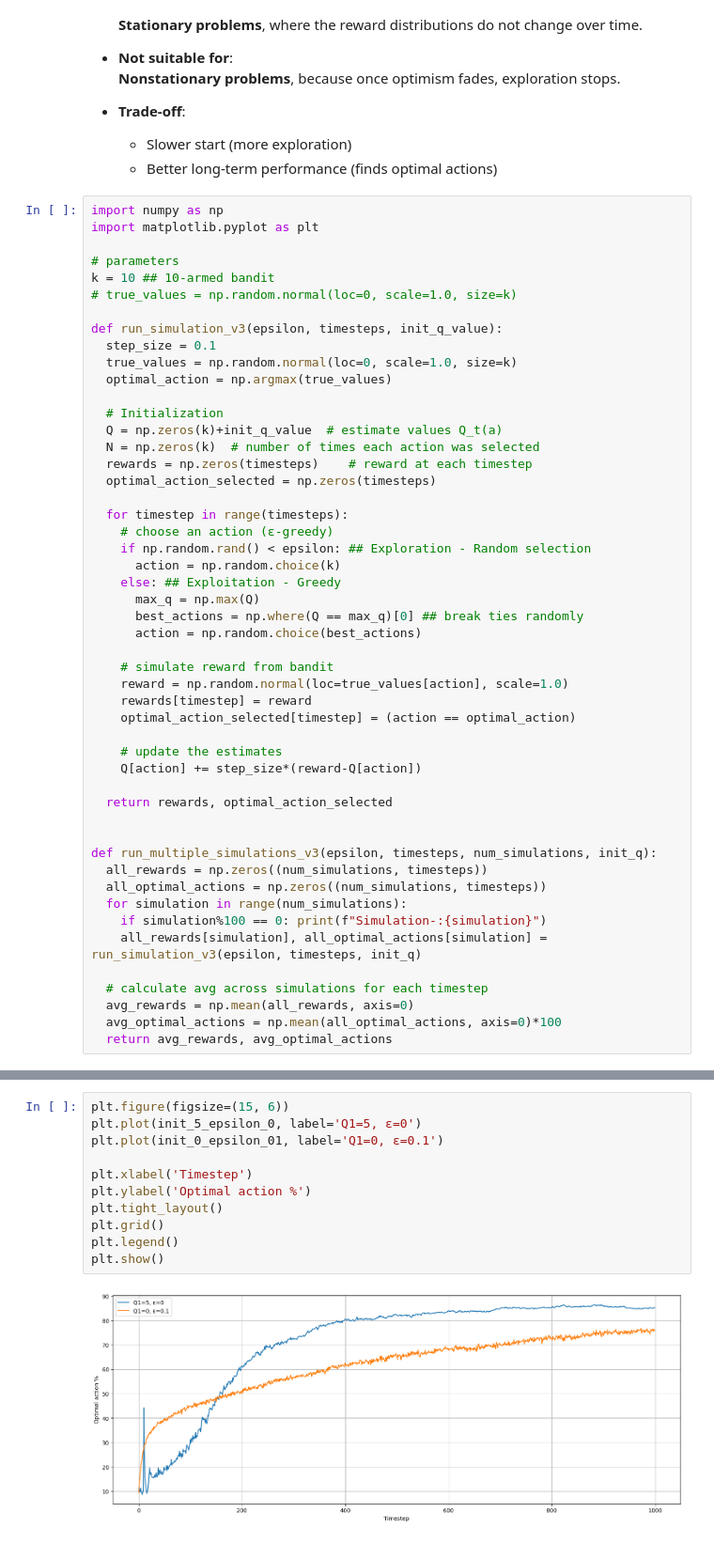
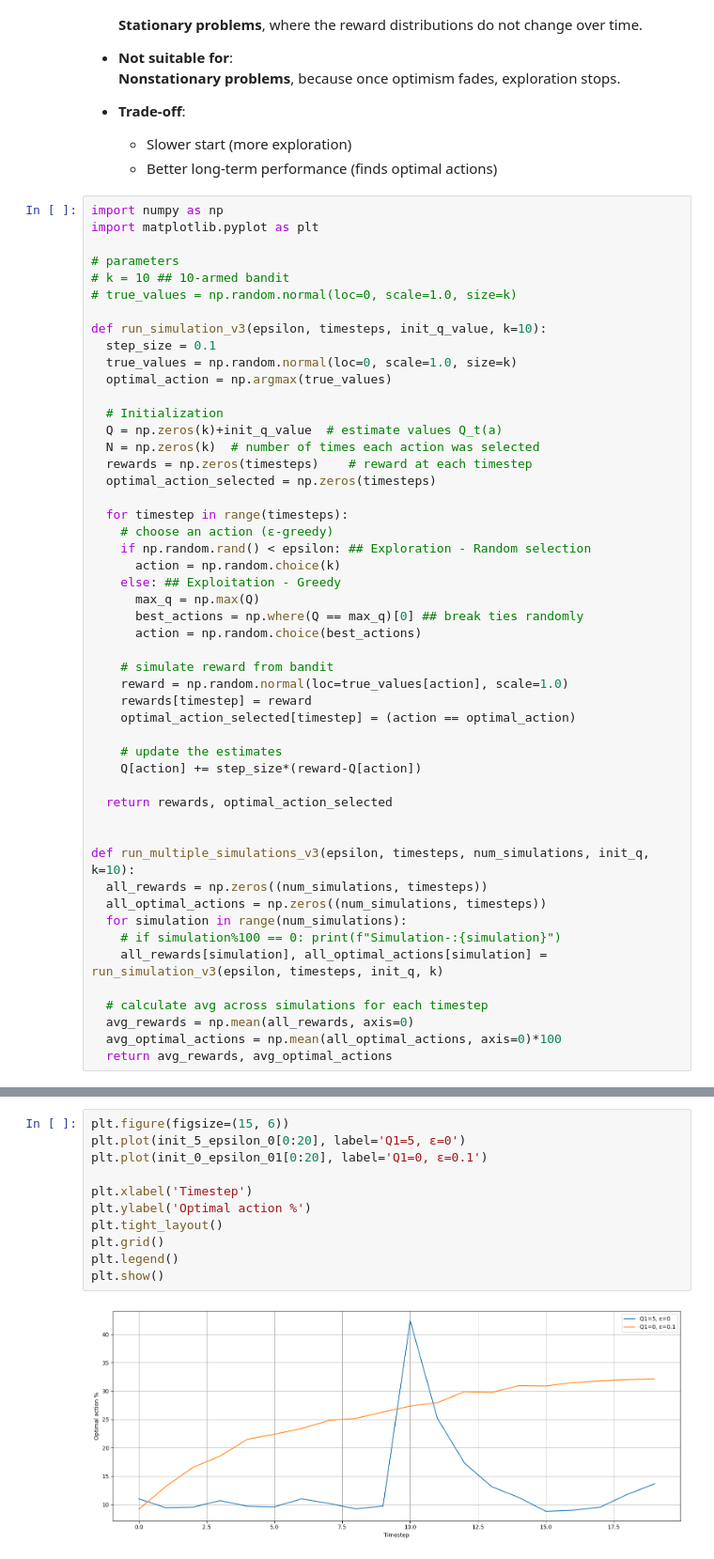
Before and after one commit to gangadharnitw/Reinforcement-Learning, a Jupyter notebook: RL01_K_Armed_Bandit_Problem.ipynb, the cells around one changed output, grey strips where cells are left out. Shown at 94% size. Saved outputs shown, nothing was run; the diff lists cells and outputs as text.

```diff
--- a/RL01_K_Armed_Bandit_Problem.ipynb
+++ b/RL01_K_Armed_Bandit_Problem.ipynb
@@ -536,10 +536,10 @@ import numpy as np
 import matplotlib.pyplot as plt
 
 # parameters
-k = 10 ## 10-armed bandit
+# k = 10 ## 10-armed bandit
 # true_values = np.random.normal(loc=0, scale=1.0, size=k)
 
-def run_simulation_v3(epsilon, timesteps, init_q_value):
+def run_simulation_v3(epsilon, timesteps, init_q_value, k=10):
   step_size = 0.1
   true_values = np.random.normal(loc=0, scale=1.0, size=k)
   optimal_action = np.argmax(true_values)
@@ -570,12 +570,12 @@ def run_simulation_v3(epsilon, timesteps, init_q_value):
   return rewards, optimal_action_selected
 
 
-def run_multiple_simulations_v3(epsilon, timesteps, num_simulations, init_q):
+def run_multiple_simulations_v3(epsilon, timesteps, num_simulations, init_q, k=10):
   all_rewards = np.zeros((num_simulations, timesteps))
   all_optimal_actions = np.zeros((num_simulations, timesteps))
   for simulation in range(num_simulations):
-    if simulation%100 == 0: print(f"Simulation-:{simulation}")
-    all_rewards[simulation], all_optimal_actions[simulation] = run_simulation_v3(epsilon, timesteps, init_q)
+    # if simulation%100 == 0: print(f"Simulation-:{simulation}")
+    all_rewards[simulation], all_optimal_actions[simulation] = run_simulation_v3(epsilon, timesteps, init_q, k)
 
   # calculate avg across simulations for each timestep
   avg_rewards = np.mean(all_rewards, axis=0)
@@ -587,13 +602,13 @@ a, init_0_epsilon_01 = run_multiple_simulations_v3(0.1, 1000, 2000, 0)
 # %%
 plt.figure(figsize=(15, 6))
-plt.plot(init_5_epsilon_0, label='Q1=5, ε=0')
-plt.plot(init_0_epsilon_01, label='Q1=0, ε=0.1')
+plt.plot(init_5_epsilon_0[0:20], label='Q1=5, ε=0')
+plt.plot(init_0_epsilon_01[0:20], label='Q1=0, ε=0.1')
 
 plt.xlabel('Timestep')
 plt.ylabel('Optimal action %')
 plt.tight_layout()
 plt.grid()
 plt.legend()
 plt.show()
 # %% [output]
-[figure, old version]
+[figure, new version]
```
Also changed, not shown: parts of 12 cells of this notebook.
